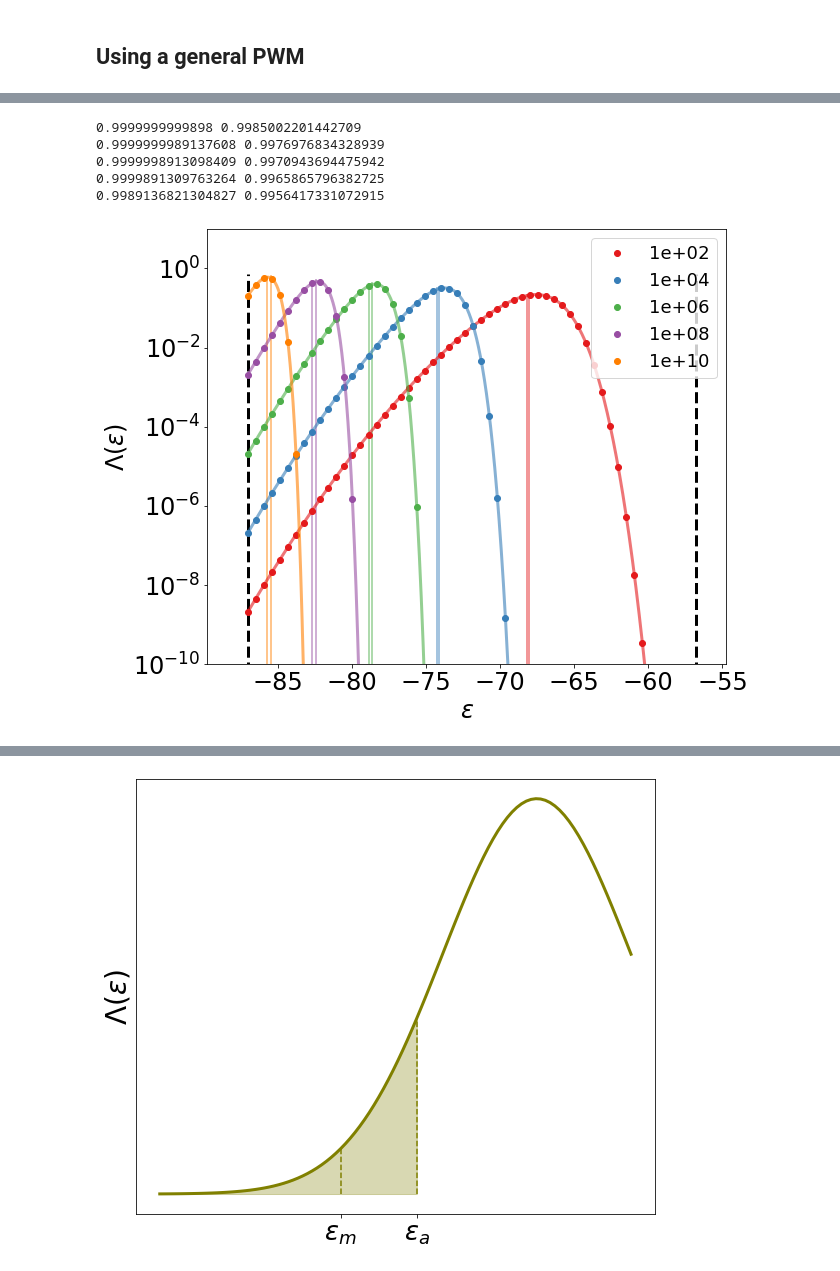
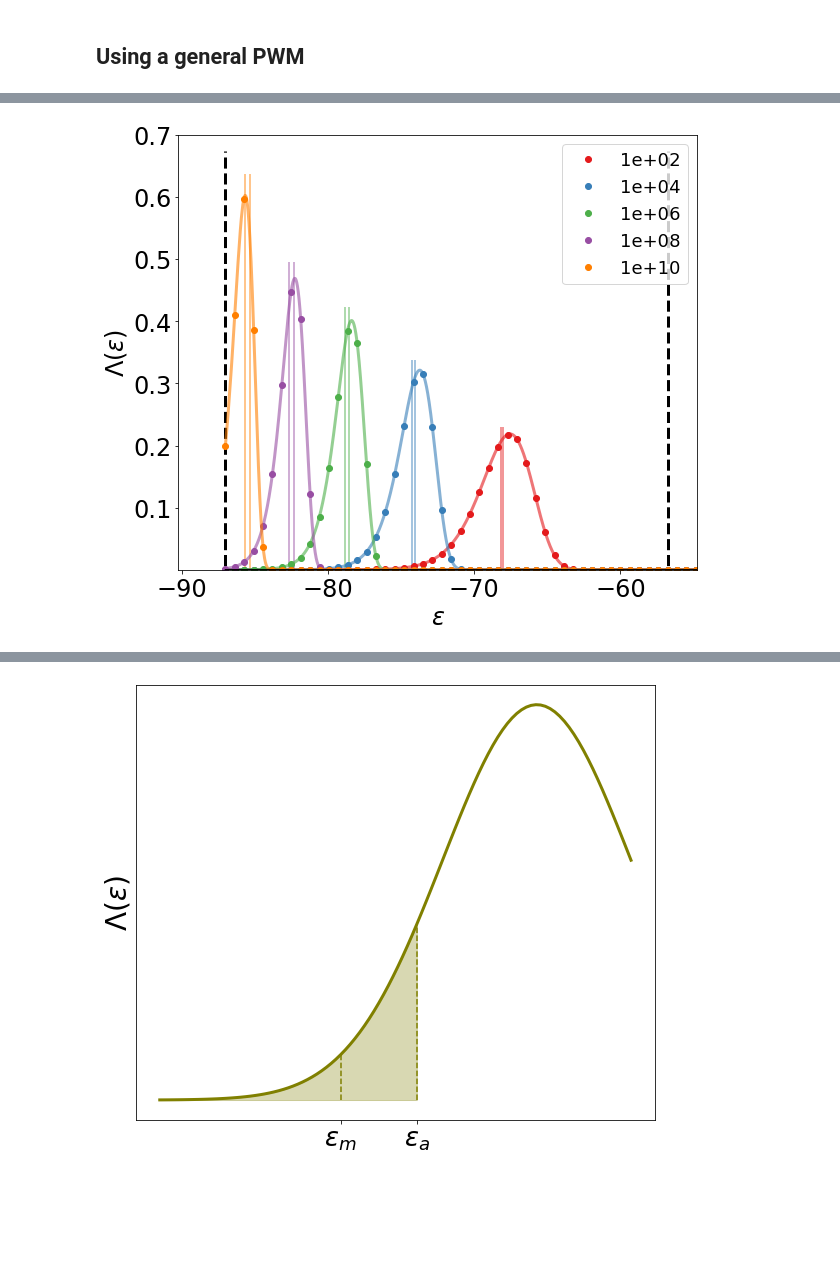
Before and after one commit to rmorantovar/Immune_System, a Jupyter notebook: Jupyter_Notebooks/5_Geometric_exponent.ipynb, the cells around one changed output, grey strips where cells are left out. Cells and saved outputs as stored; diff of their text form; code cells hidden in the pictures; blank space fills up the shorter version.

```diff
--- a/Jupyter_Notebooks/5_Geometric_exponent.ipynb
+++ b/Jupyter_Notebooks/5_Geometric_exponent.ipynb
@@ -455,41 +455,34 @@ ax.legend(loc = 0, fontsize = 21, title = '', title_fontsize = 22)
 # %%
 fig, ax = plt.subplots(figsize=(10,8), gridspec_kw={'left':0.18})
-es = np.linspace(min_E, max_E, 10000)
+es = np.linspace(min_E, max_E+10, 10000)
 de = es[1]-es[0]
 Ns = np.logspace(2, 10, 5)
 
 
 def P_e_gaussian(avg_E, var_E, es):
     return (2*np.pi*var_E)**(-0.5)*np.exp(-(es-avg_E)**2/(2*var_E))
 def P_min_e(N, es):
     return (N*(1-np.cumsum(P_e_gaussian(avg_E, var_E, es)*de))**(N-1)*(P_e_gaussian(avg_E, var_E, es)))
 
 
 for n, N in enumerate(Ns):
     p_min_e = -np.diff((1-np.cumsum(P_e_gaussian(avg_E, var_E, es)*de))**N)/np.diff(es)
-    print(np.sum(p_min_e*de), np.sum(P_min_e(N, es)*de))
     plot_N = ax.plot(es[:-1], p_min_e, linewidth = 3, color = plt.cm.Set1(n), alpha = .6)
     ax.plot(es[::100], P_min_e(N, es)[::100], linestyle = '', marker = 'o',  color = plot_N[0].get_color(), label = '%.0e'%N)
-    ax.vlines(np.sum(es[:-1]*p_min_e*de), ax.get_ylim()[0], ax.get_ylim()[1], color = plot_N[0].get_color(), alpha = .6)
-    ax.vlines(np.sum(es*P_min_e(N, es)*de), ax.get_ylim()[0], ax.get_ylim()[1], color = plot_N[0].get_color(), alpha = .6)
-
-
+    min_e_bar_1 = np.sum(es[:-1]*p_min_e*de)
+    mir_e_bar_2 = np.sum(es*P_min_e(N, es)*de)
+    ax.vlines([min_e_bar_1, mir_e_bar_2], ax.get_ylim()[0], ax.get_ylim()[1], color = plot_N[0].get_color(), alpha = .6)
 
 ax.vlines([min_E, avg_E], ax.get_ylim()[0], ax.get_ylim()[1], color = 'black', linestyle = '--', linewidth = 3)
 ax.plot(es, np.exp(-(es+np.exp(-es))), color = 'black')
 
-my_plot_layout(ax=ax, xscale = 'linear', yscale = 'log', xlabel = '$\epsilon$', ylabel = '$\Lambda(\epsilon)$')
-ax.set_ylim(bottom=1e-10, top = 1e1)
+my_plot_layout(ax=ax, xscale = 'linear', yscale = 'linear', xlabel = '$\epsilon$', ylabel = '$\Lambda(\epsilon)$')
+ax.set_ylim(bottom=1e-10, top = 0.7)
 ax.set_xlim(right = avg_E+2)
 ax.legend(fontsize=18)
 fig.savefig('../Figures/5_Geometric_exponent/P_min_e_N.png')
 # %% [output]
-0.9999999999898 0.9985002201442709
-0.9999999989137608 0.9976976834328939
-0.9999998913098409 0.9970943694475942
-0.9999891309763264 0.9965865796382725
-0.9989136821304827 0.9956417331072915
-[figure, old version]
+[figure, new version]
 # %%
 fig, ax = plt.subplots(figsize=(10,8), gridspec_kw={'left':0.18})
 Ns = np.logspace(2, 10, 100)
```
Also changed, not shown: parts of 9 cells of this notebook, 20 other files.
